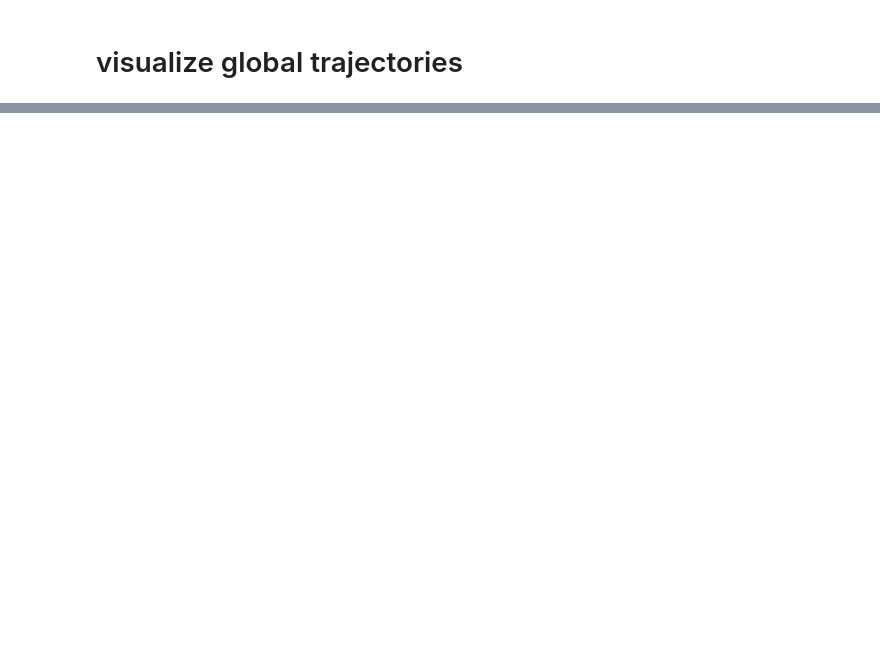
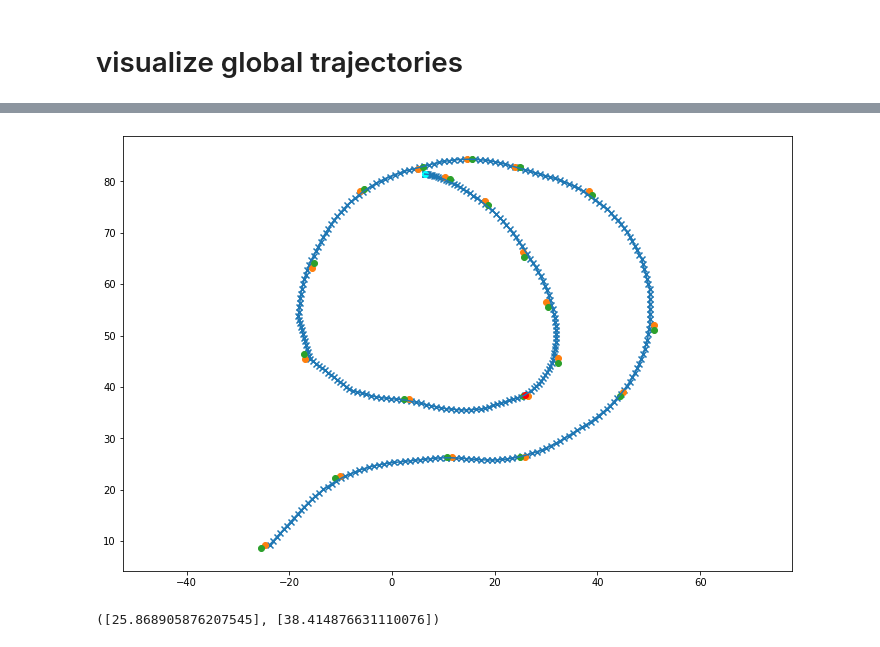
Before and after one commit to kylejbrown17/AirSim-NeurIPS2019-Drone-Racing, a Jupyter notebook: baselines/HumDrumExperiments.ipynb, the cells around one changed output, grey strips where cells are left out. Cells and saved outputs as stored; diff of their text form; code cells hidden in the pictures; blank space fills up the shorter version.

```diff
--- a/baselines/HumDrumExperiments.ipynb
+++ b/baselines/HumDrumExperiments.ipynb
@@ -232,11 +378,19 @@ pos,vel,accel,dt = optimizer.compute_global_optimal_trajectory(start_state,
 # %%
 plt.figure(figsize=(12,8))
 plt.scatter([p[0] for p in pos],[p[1] for p in pos],marker="x")
 plt.plot([p[0] for p in pos],[p[1] for p in pos])
 plt.scatter([g.position.x_val for g in gate_poses],[g.position.y_val for g in gate_poses])
 plt.scatter([g.position.x_val + d.x_val for (g,d) in zip(gate_poses,gate_directions)],
             [g.position.y_val + d.y_val for (g,d) in zip(gate_poses,gate_directions)])
-plt.plot(ego_traj[:,0],ego_traj[:,1],"red")
+plt.scatter([p0[0]],[p0[1]],c="cyan")
+plt.scatter([pos[k_truncate,0]],[pos[k_truncate,1]],c="red")
+# plt.plot(ego_traj[:,0],ego_traj[:,1],"red")
 plt.axis('equal')
 plt.show()
+# %% [output]
+[figure, added]
+# %%
+[pos[k_truncate,0]],[pos[k_truncate,1]]
+# %% [output]
+([25.868905876207545], [38.414876631110076])
 # %%
```
Also changed, not shown: parts of 19 cells of this notebook, 2 other files.
